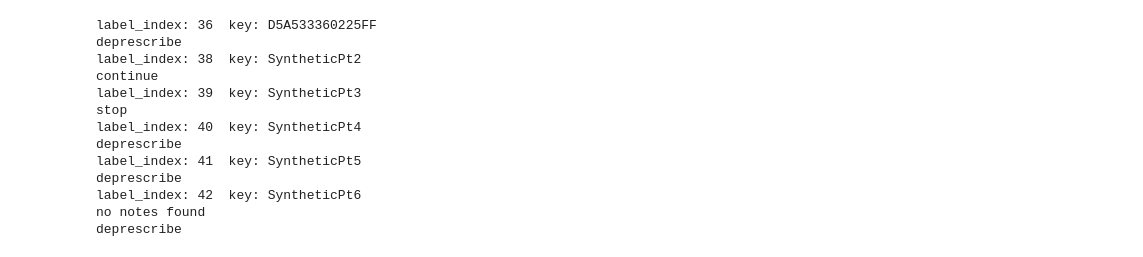
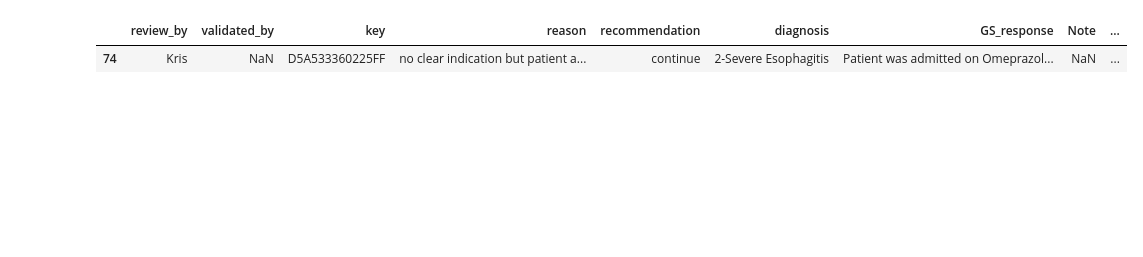
Before and after one commit to Beenjamming/DataSci210_MedicationDeprescriber, a Jupyter notebook: src/poc_eval.ipynb, the cells around one changed output. Cells and saved outputs as stored; diff of their text form; code cells hidden in the pictures; blank space fills up the shorter version.

```diff
--- a/src/poc_eval.ipynb
+++ b/src/poc_eval.ipynb
@@ -16,12 +86,2 @@ data_path = Path(os.environ['data_path'])
 # %%
-#already run
-
-prev_df = pd.read_csv(data_path / 'total_results.csv')
+labeled_df = pd.read_csv(dl.data_path / 'total_results.csv')
-# %%
-dl = DataLoader(data_path)
-
-labeled_df = dl.get_label_df()
-#remove already labeled
-labeled_df = labeled_df[~labeled_df.key.isin(prev_df.key)]
-#labeled_df = labeled_df.sample(10)
-#labeled_df = labeled_df[labeled_df.key == 'SyntheticPt1']
@@ -30,28 +88,6 @@ notes = pd.read_csv(dl.data_path / "labled_notes_w_summary.csv")
-# %%
-for index, row in labeled_df.iterrows():
-    encounter_key = row["key"]
-    print("label_index:",index," key:",encounter_key)
-    ret_recommendation, ret_reasoning, token_usage, search_history_so_far, token_count_history = main(
-        groq_key=groq_key, data_path=data_path, encounter_key=encounter_key
-    )
-    print(ret_recommendation)
-    labeled_df.at[index, 'ret_recommendation'] = ret_recommendation
-    labeled_df.at[index, 'ret_reasoning'] = ret_reasoning
-    labeled_df.at[index, 'token_usage'] = token_usage
-    labeled_df.at[index, 'search_history_so_far'] = str(search_history_so_far)
-    labeled_df.at[index, 'token_count_history'] = str(token_count_history)
-# %% [output]
-label_index: 36  key: D5A533360225FF
-deprescribe
-label_index: 38  key: SyntheticPt2
-continue
-label_index: 39  key: SyntheticPt3
-stop
-label_index: 40  key: SyntheticPt4
-deprescribe
-label_index: 41  key: SyntheticPt5
-deprescribe
-label_index: 42  key: SyntheticPt6
-no notes found
-deprescribe
+# %%
+labeled_df[labeled_df.key == 'D5A533360225FF']
+# %% [output]
+|  | review_by | validated_by | key | reason | recommendation | diagnosis | GS_response | Note | ... |
+| 74 | Kris | NaN | D5A533360225FF | no clear indication but patient a... | continue | 2-Severe Esophagitis | Patient was admitted on Omeprazol... | NaN | ... |
 # %%
```
Also changed, not shown: parts of 15 cells of this notebook.
